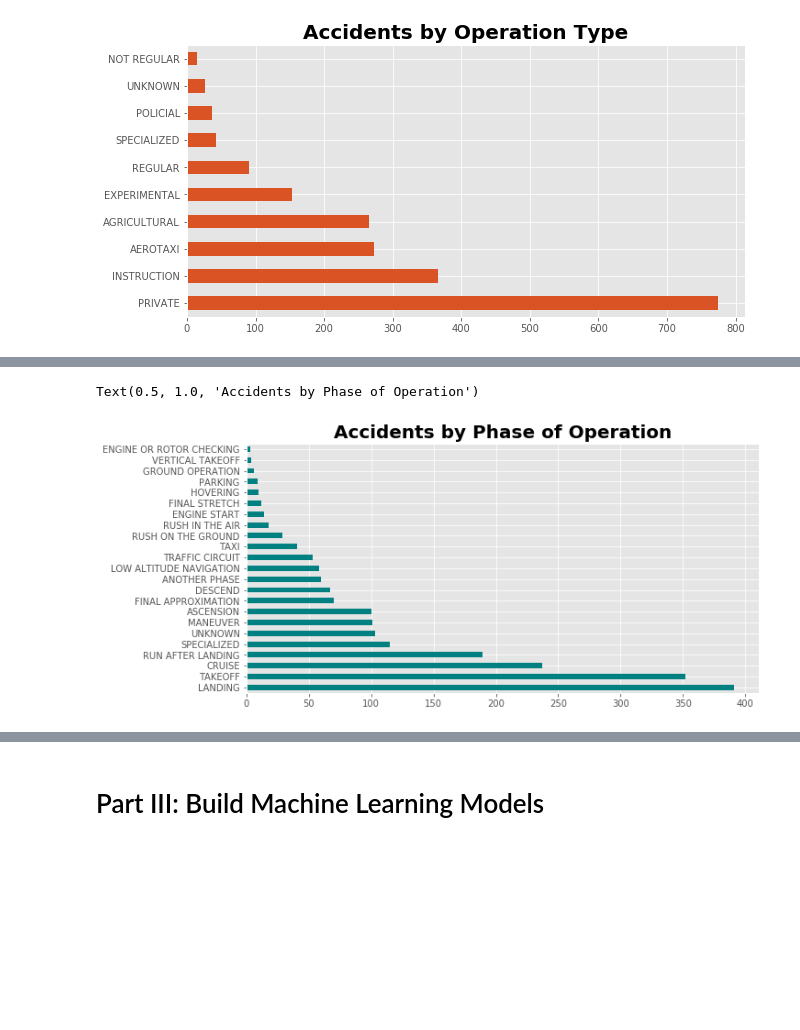
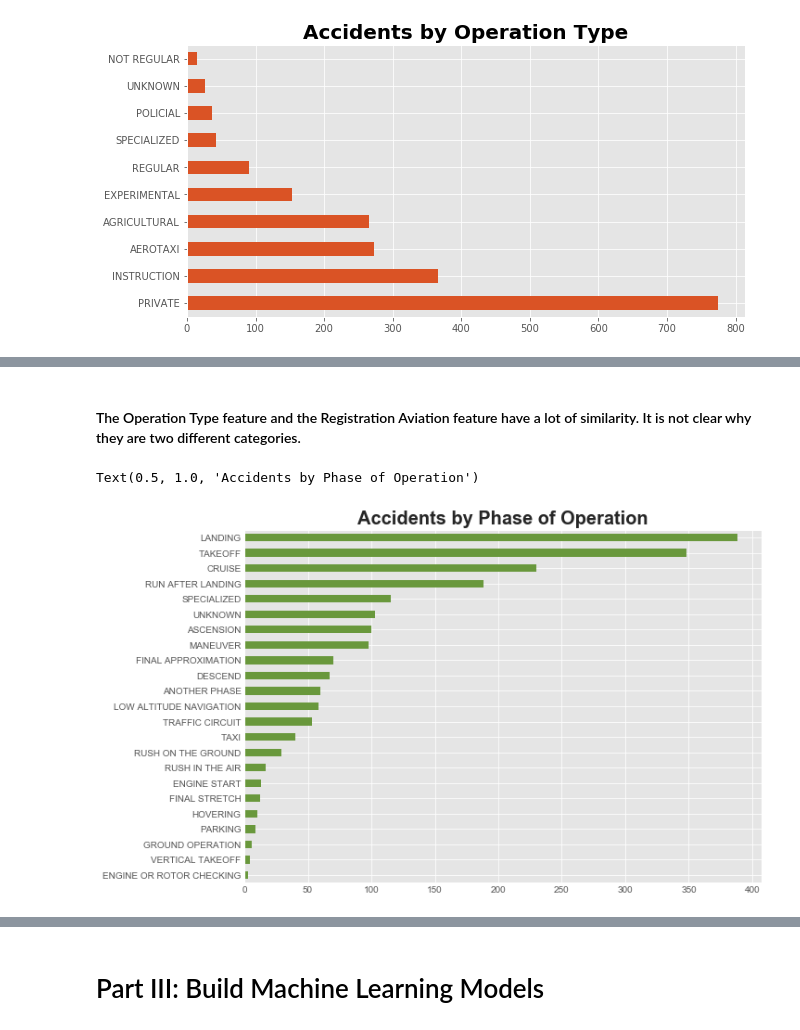
Before and after one commit to jenylmurdock/dsc-5-capstone-project-online-ds-pt-011419, a Jupyter notebook: student.ipynb, the cells around one changed output, grey strips where cells are left out. Cells and saved outputs as stored; diff of their text form; code cells hidden in the pictures; blank space fills up the shorter version.

```diff
--- a/student.ipynb
+++ b/student.ipynb
@@ -915,11 +962,13 @@ Text(0.5, 1.0, 'Accidents by Operation Type')
+# %% [markdown]
+#### The Operation Type feature and the Registration Aviation feature have a lot of similarity.  It is not clear why they are two different categories.
 # %%
 # operation phase
 
-phase = data['operation_phase'].value_counts()
-phase = phase.sort_values(ascending=False)
+phase = merged_data['operation_phase'].value_counts()
+phase = phase.sort_values(ascending=True)
 
-phase.plot.barh(color='teal', figsize=(10,5))
+phase.plot.barh(color='#69983c', figsize=(10,7))
 plt.title('Accidents by Phase of Operation', fontsize=20, fontweight='bold')
 # %% [output]
 Text(0.5, 1.0, 'Accidents by Phase of Operation')
-[figure, old version]
+[figure, new version]
```
Also changed, not shown: parts of 27 cells of this notebook.
